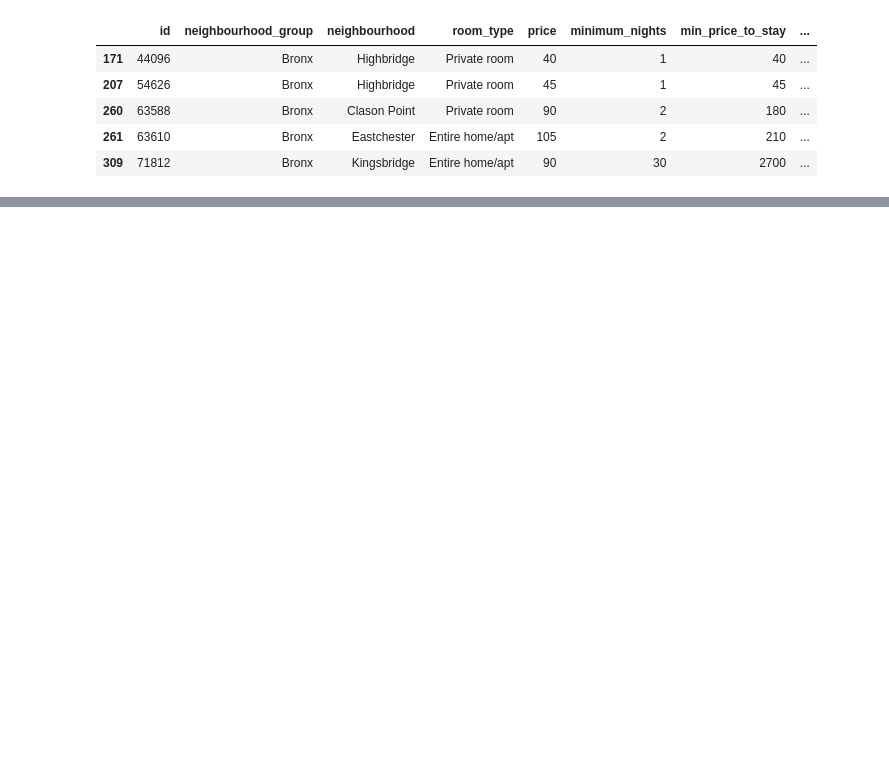
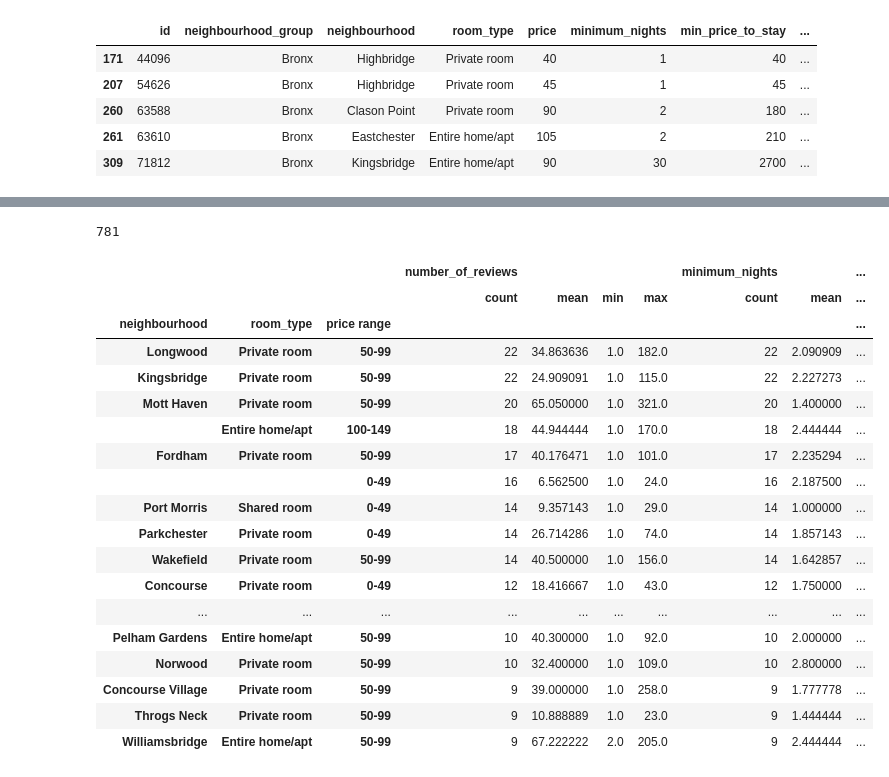
Before and after one commit to alexturkmen/Airbnb-New-York-Renterpreneurs, a Jupyter notebook: Bronx.ipynb, the cells around one changed output, grey strips where cells are left out. Cells and saved outputs as stored; diff of their text form; code cells hidden in the pictures; blank space fills up the shorter version.

```diff
--- a/Bronx.ipynb
+++ b/Bronx.ipynb
@@ -132 +124,37 @@ See the caveats in the documentation: https://pandas.pydata.org/pandas-docs/stab
+# %%
+len(bronx_cleaned_df)
+# %% [output]
+781
+# %%
+#Creating Bins for prices
+price_bins = [0,49.9,99.9,149.9,180.9]
+price_bin_names = ['0-49','50-99','100-149','150-180'] #used quartiles to cut out anything higher than 180
+bronx_room_info = bronx_cleaned_df.loc[:,['neighbourhood', 'room_type', 'number_of_reviews', 'minimum_nights',
+                                          'price', 'min_price_to_stay']]
+bronx_room_info['price range'] = pd.cut(bronx_room_info['price'],price_bins,labels=price_bin_names)
+
+bronx_neighbourhoods = bronx_room_info.groupby(['neighbourhood', 'room_type', 'price range']).agg(
+    ['count', 'mean', 'min', 'max'])
+bronx_neighbourhoods = bronx_neighbourhoods.sort_values(by=('number_of_reviews', 'count'), ascending=False)
+bronx_neighbourhoods.sort_values(by=('number_of_reviews', 'count'), ascending=False).head(20)
+# %% [output]
+|  |  |  | number_of_reviews |  |  |  | minimum_nights |  | ... |
+|  |  |  | count | mean | min | max | count | mean | ... |
+| neighbourhood | room_type | price range |  |  |  |  |  |  | ... |
+| Longwood | Private room | 50-99 | 22 | 34.863636 | 1.0 | 182.0 | 22 | 2.090909 | ... |
+| Kingsbridge | Private room | 50-99 | 22 | 24.909091 | 1.0 | 115.0 | 22 | 2.227273 | ... |
+| Mott Haven | Private room | 50-99 | 20 | 65.050000 | 1.0 | 321.0 | 20 | 1.400000 | ... |
+|  | Entire home/apt | 100-149 | 18 | 44.944444 | 1.0 | 170.0 | 18 | 2.444444 | ... |
+| Fordham | Private room | 50-99 | 17 | 40.176471 | 1.0 | 101.0 | 17 | 2.235294 | ... |
+|  |  | 0-49 | 16 | 6.562500 | 1.0 | 24.0 | 16 | 2.187500 | ... |
+| Port Morris | Shared room | 0-49 | 14 | 9.357143 | 1.0 | 29.0 | 14 | 1.000000 | ... |
+| Parkchester | Private room | 0-49 | 14 | 26.714286 | 1.0 | 74.0 | 14 | 1.857143 | ... |
+| Wakefield | Private room | 50-99 | 14 | 40.500000 | 1.0 | 156.0 | 14 | 1.642857 | ... |
+| Concourse | Private room | 0-49 | 12 | 18.416667 | 1.0 | 43.0 | 12 | 1.750000 | ... |
+| ... | ... | ... | ... | ... | ... | ... | ... | ... | ... |
+| Pelham Gardens | Entire home/apt | 50-99 | 10 | 40.300000 | 1.0 | 92.0 | 10 | 2.000000 | ... |
+| Norwood | Private room | 50-99 | 10 | 32.400000 | 1.0 | 109.0 | 10 | 2.800000 | ... |
+| Concourse Village | Private room | 50-99 | 9 | 39.000000 | 1.0 | 258.0 | 9 | 1.777778 | ... |
+| Throgs Neck | Private room | 50-99 | 9 | 10.888889 | 1.0 | 23.0 | 9 | 1.444444 | ... |
+| Williamsbridge | Entire home/apt | 50-99 | 9 | 67.222222 | 2.0 | 205.0 | 9 | 2.444444 | ... |
 # %%
```
Also changed, not shown: parts of 23 cells of this notebook.
